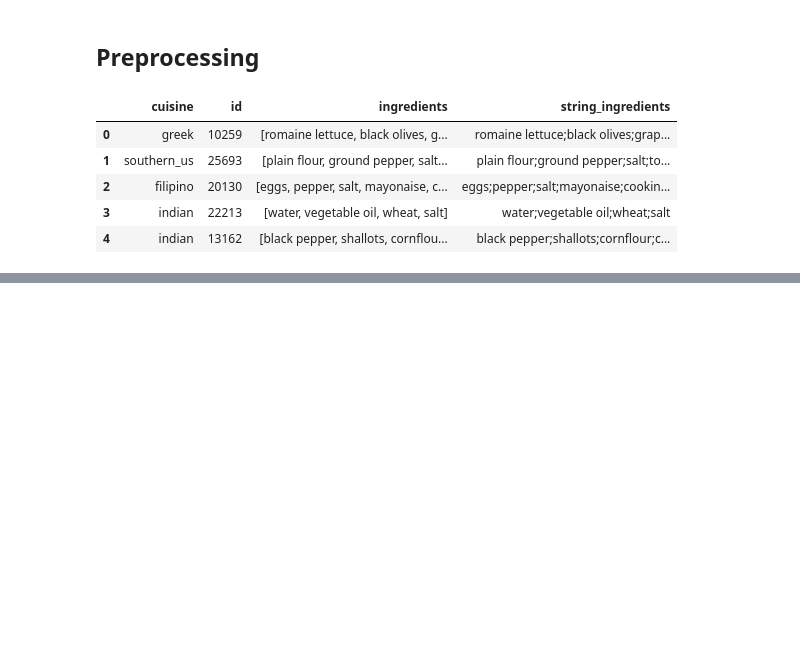
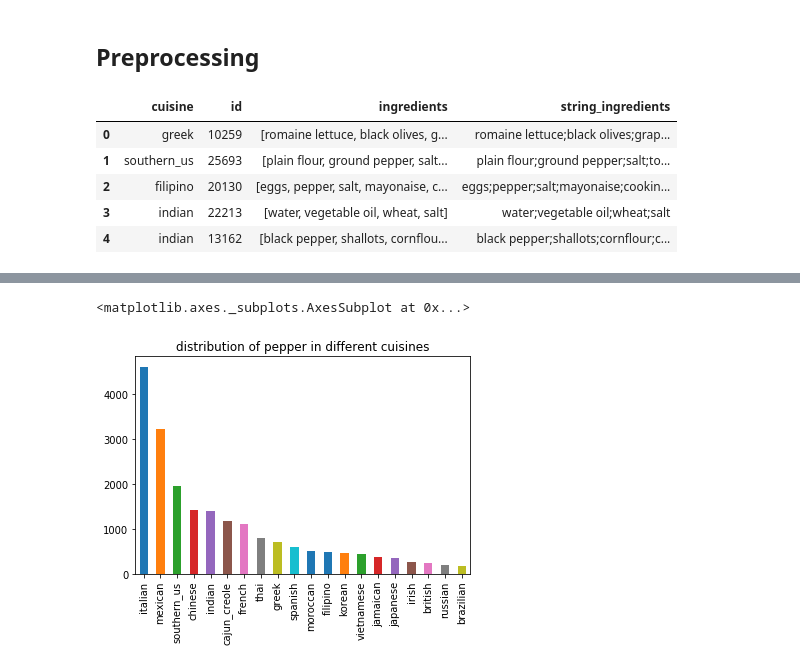
Before and after one commit to neerajms/kaggle_whats_cooking, a Jupyter notebook: analysis.ipynb, the cells around one changed output, grey strips where cells are left out. Cells and saved outputs as stored; diff of their text form; code cells hidden in the pictures; blank space fills up the shorter version.

```diff
--- a/analysis.ipynb
+++ b/analysis.ipynb
@@ -63,0 +71,7 @@ train_data_df.head()
+# %%
+# Distribution of an ingredient(pepper) in different cuisines
+indices_pepper = train_data_df['string_ingredients'].str.contains('pepper')
+train_data_df[indices_pepper]['cuisine'].value_counts().plot(kind='bar', title='distribution of pepper in different cuisines')
+# %% [output]
+<matplotlib.axes._subplots.AxesSubplot at 0x...>
+[figure, added]
```
Also changed, not shown: parts of 4 cells of this notebook.
